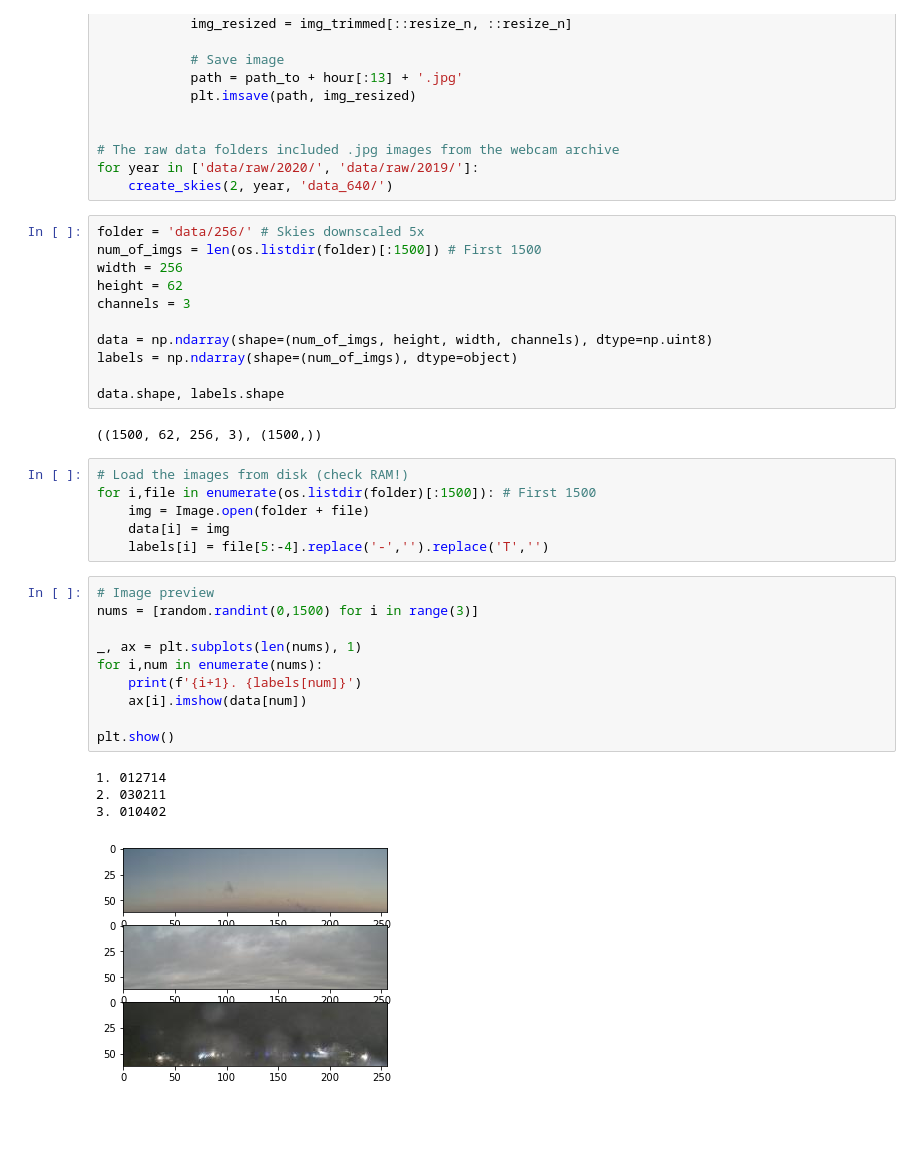
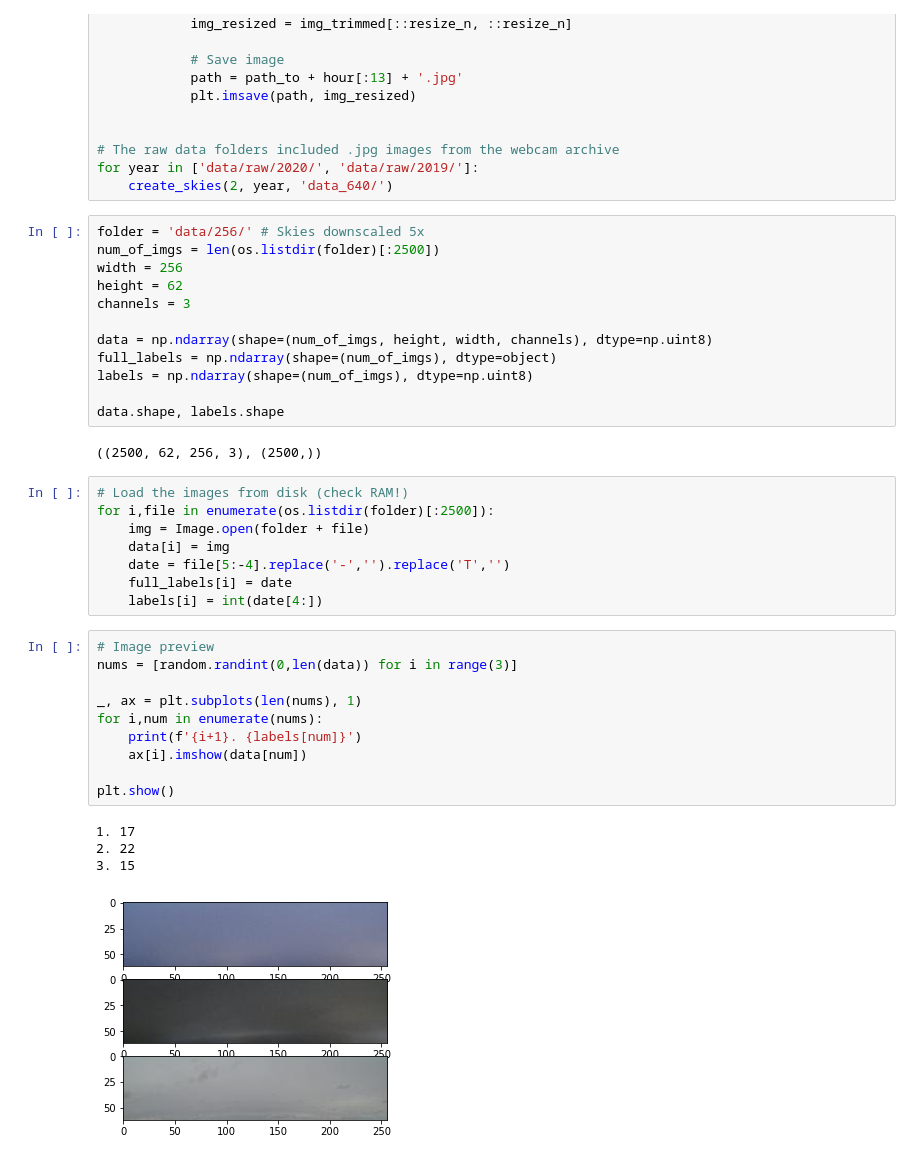
Before and after one commit to tonysln/meteo-webcam, a Jupyter notebook: meteo_webcam_analysis.ipynb, the cells around one changed output. Saved outputs shown, nothing was run; the diff lists cells and outputs as text; blank space fills up the shorter version.

```diff
--- a/meteo_webcam_analysis.ipynb
+++ b/meteo_webcam_analysis.ipynb
@@ -50,38 +49,41 @@ for year in ['data/raw/2020/', 'data/raw/2019/']:
     create_skies(2, year, 'data_640/')
 # %%
 folder = 'data/256/' # Skies downscaled 5x
-num_of_imgs = len(os.listdir(folder)[:1500]) # First 1500
+num_of_imgs = len(os.listdir(folder)[:2500])
 width = 256
 height = 62
 channels = 3
 
 data = np.ndarray(shape=(num_of_imgs, height, width, channels), dtype=np.uint8)
-labels = np.ndarray(shape=(num_of_imgs), dtype=object)
+full_labels = np.ndarray(shape=(num_of_imgs), dtype=object)
+labels = np.ndarray(shape=(num_of_imgs), dtype=np.uint8)
 
 data.shape, labels.shape
 # %% [output]
-((1500, 62, 256, 3), (1500,))
+((2500, 62, 256, 3), (2500,))
 # %%
 # Load the images from disk (check RAM!)
-for i,file in enumerate(os.listdir(folder)[:1500]): # First 1500
+for i,file in enumerate(os.listdir(folder)[:2500]):
     img = Image.open(folder + file)
     data[i] = img
-    labels[i] = file[5:-4].replace('-','').replace('T','')
+    date = file[5:-4].replace('-','').replace('T','')
+    full_labels[i] = date
+    labels[i] = int(date[4:])
 # %%
 # Image preview
-nums = [random.randint(0,1500) for i in range(3)]
+nums = [random.randint(0,len(data)) for i in range(3)]
 
 _, ax = plt.subplots(len(nums), 1)
 for i,num in enumerate(nums):
     print(f'{i+1}. {labels[num]}')
     ax[i].imshow(data[num])
 
 plt.show()
 # %% [output]
-1. 012714
-2. 030211
-3. 010402
+1. 17
+2. 22
+3. 15
-[figure, old version]
+[figure, new version]
 # %%
 # Average of colors
 plt.imshow(np.mean(data, axis=(0,3)))
```
Also changed, not shown: parts of 6 cells of this notebook.
